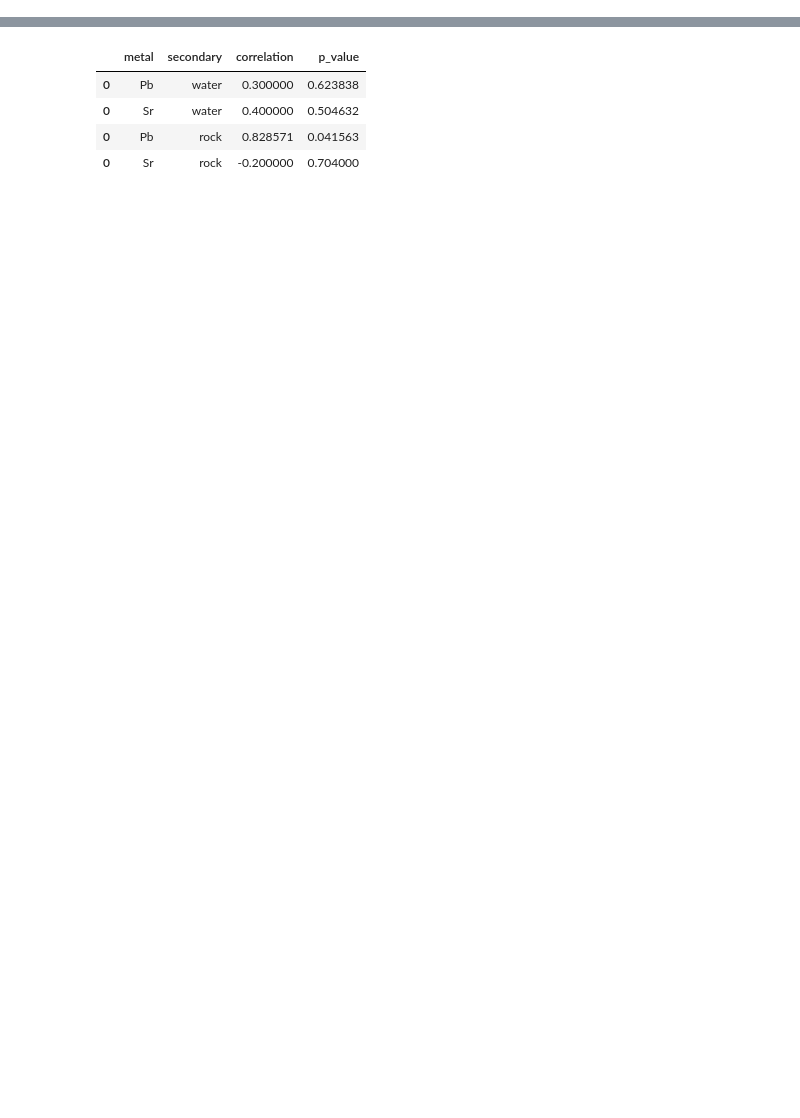
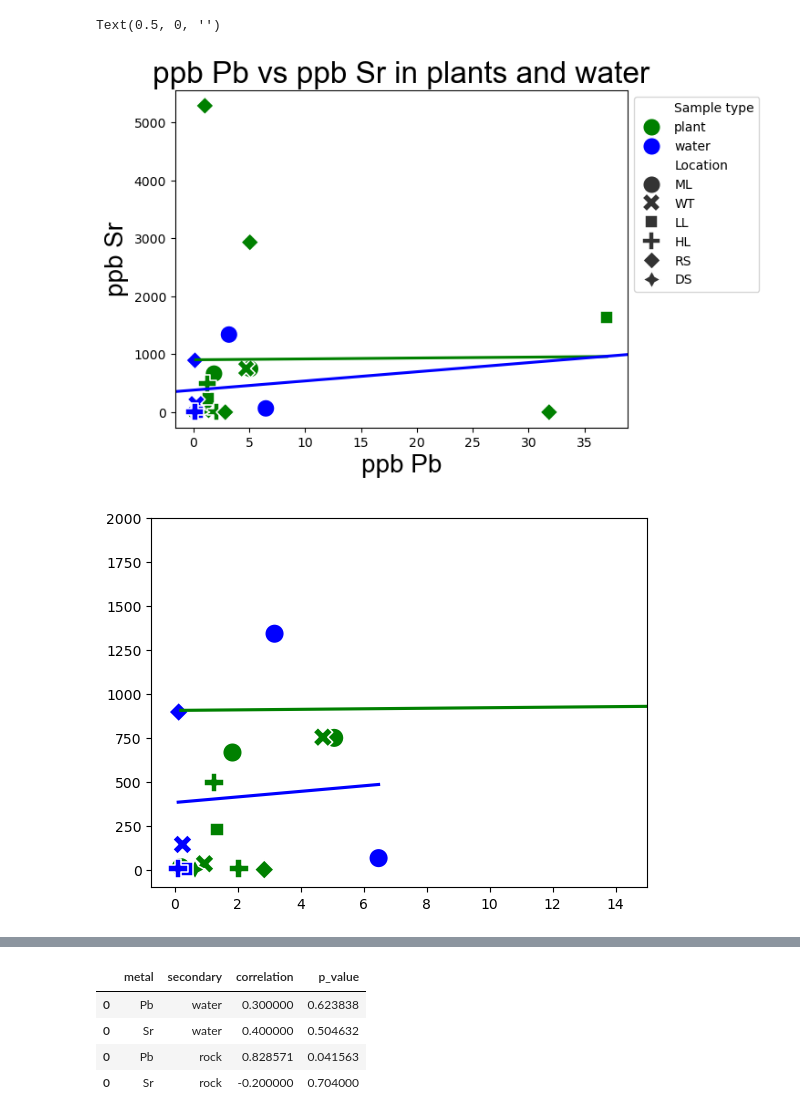
Before and after one commit to kaijif/emes-72-plant-chart, a Jupyter notebook: charts.ipynb, the cells around one changed output, grey strips where cells are left out. Saved outputs shown, nothing was run; the diff lists cells and outputs as text; code cells hidden in the pictures; blank space fills up the shorter version.

```diff
--- a/charts.ipynb
+++ b/charts.ipynb
@@ -46,0 +44,53 @@ for secondary in ['water', 'rock']:
+# %%
+from matplotlib import pyplot
+secondary = 'water'
+
+metals = ['Pb', 'Sr']
+palette = {"plant": "green", "water": "blue", "rock": "red"}
+
+
+secondary = 'water'
+fig, ax = plt.subplots()
+sns.regplot(data=df_reset[(df_reset['Sample type'] == 'plant')], color='green', x=f'ppb Pb', y=f'ppb Sr', ax=ax, ci=None, scatter=False)
+sns.regplot(data=df_reset[(df_reset['Sample type'] == secondary)], color='blue', x=f'ppb Pb', y=f'ppb Sr', ax=ax, ci=None, scatter=False, truncate=False)
+sns.scatterplot(x=f'ppb Pb', y=f'ppb Sr', data=df_reset[(df_reset['Sample type'] == 'plant') | (df_reset['Sample type'] == secondary)], hue='Sample type', palette=palette, style="Location", s=200)
+ax.set_title(f'ppb Pb vs ppb Sr in plants and {secondary}', font='Arial', fontsize=24)
+ax.set_ylabel('ppb Sr', font='Arial', fontsize=20)
+ax.set_xlabel('ppb Pb', font='Arial', fontsize=20)
+sns.move_legend(ax, "upper left", bbox_to_anchor=(1, 1))
+fig, ax = plt.subplots()
+sr_limit = 2000
+pb_limit = 15
+ax.set_xlim(-pb_limit/20, pb_limit)
+ax.set_ylim(-sr_limit/20, sr_limit)
+sns.regplot(data=df_reset[(df_reset['Sample type'] == 'plant')], color='green', x=f'ppb Pb', y=f'ppb Sr', ax=ax, ci=None, scatter=False)
+sns.regplot(data=df_reset[(df_reset['Sample type'] == secondary)], color='blue', x=f'ppb Pb', y=f'ppb Sr', ax=ax, ci=None, scatter=False)
+sns.scatterplot(x=f'ppb Pb', y=f'ppb Sr', data=df_reset[((df_reset['Sample type'] == 'plant') | (df_reset['Sample type'] == secondary)) & ((df_reset['ppb Sr'] < sr_limit) & (df_reset['ppb Pb'] < pb_limit))], hue='Sample type', palette=palette, style="Location", s=200, legend=False)
+ax.set_title(f'', font='Arial', fontsize=24)
+ax.set_ylabel('', font='Arial', fontsize=20)
+ax.set_xlabel('', font='Arial', fontsize=20)
+
+secondary = 'rock'
+fig, ax = plt.subplots()
+sns.regplot(data=df_reset[(df_reset['Sample type'] == 'plant')], color='green', x=f'ppb Pb', y=f'ppb Sr', ax=ax, ci=None, scatter=False, truncate=False)
+sns.regplot(data=df_reset[(df_reset['Sample type'] == secondary)], color='blue', x=f'ppb Pb', y=f'ppb Sr', ax=ax, ci=None, scatter=False)
+sns.scatterplot(x=f'ppb Pb', y=f'ppb Sr', data=df_reset[(df_reset['Sample type'] == 'plant') | (df_reset['Sample type'] == secondary)], hue='Sample type', palette=palette, style="Location", s=200)
+ax.set_title(f'ppb Pb vs ppm Sr in plants and {secondary}', font='Arial', fontsize=24)
+ax.set_ylabel('ppm Sr', font='Arial', fontsize=20)
+ax.set_xlabel('ppb Pb', font='Arial', fontsize=20)
+sns.move_legend(ax, "upper left", bbox_to_anchor=(1, 1))
+sr_limit = 1400
+pb_limit = 20000
+fig, ax = plt.subplots()
+# ax.set_xlim(-pb_limit/20, pb_limit)
+# ax.set_ylim(-sr_limit/20, sr_limit)
+sns.regplot(data=df_reset[(df_reset['Sample type'] == 'plant')], color='green', x=f'ppb Pb', y=f'ppb Sr', ax=ax, ci=None, scatter=False, truncate=False)
+sns.regplot(data=df_reset[(df_reset['Sample type'] == secondary)], color='red', x=f'ppb Pb', y=f'ppb Sr', ax=ax, ci=None, scatter=False)
+sns.scatterplot(x=f'ppb Pb', y=f'ppb Sr', data=df_reset[((df_reset['Sample type'] == 'plant') | (df_reset['Sample type'] == secondary)) & ((df_reset['ppb Sr'] < sr_limit) & (df_reset['ppb Pb'] < pb_limit))], hue='Sample type', palette=palette, style="Location", s=200, legend=False)
+ax.set_title(f'', font='Arial', fontsize=24)
+ax.set_ylabel('', font='Arial', fontsize=16)
+ax.set_xlabel('', font='Arial', fontsize=16)
+# %% [output]
+Text(0.5, 0, '')
+[figure, added]
+[figure, added]
```
Also changed, not shown: parts of 9 cells of this notebook, 6 other files.
